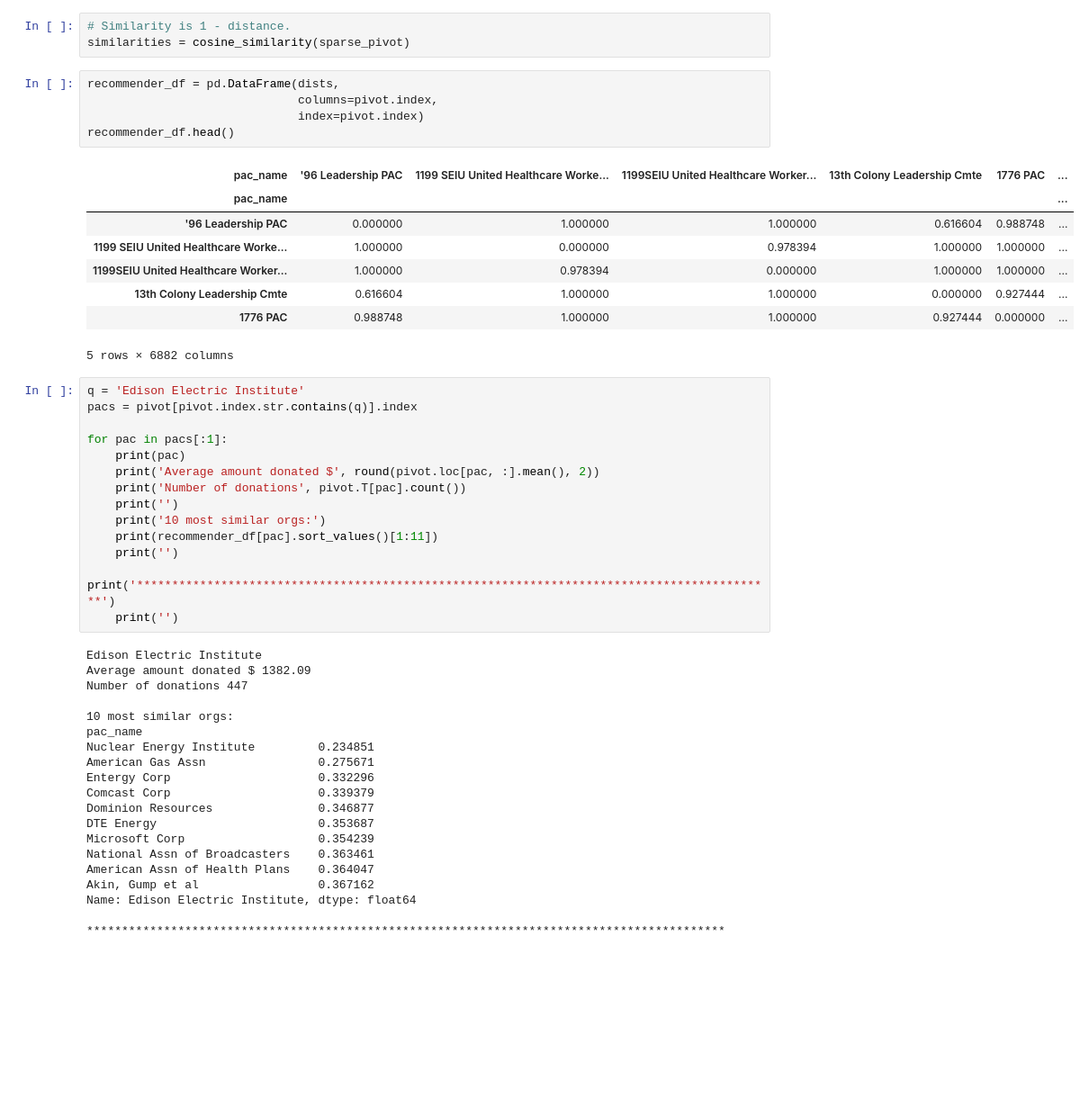
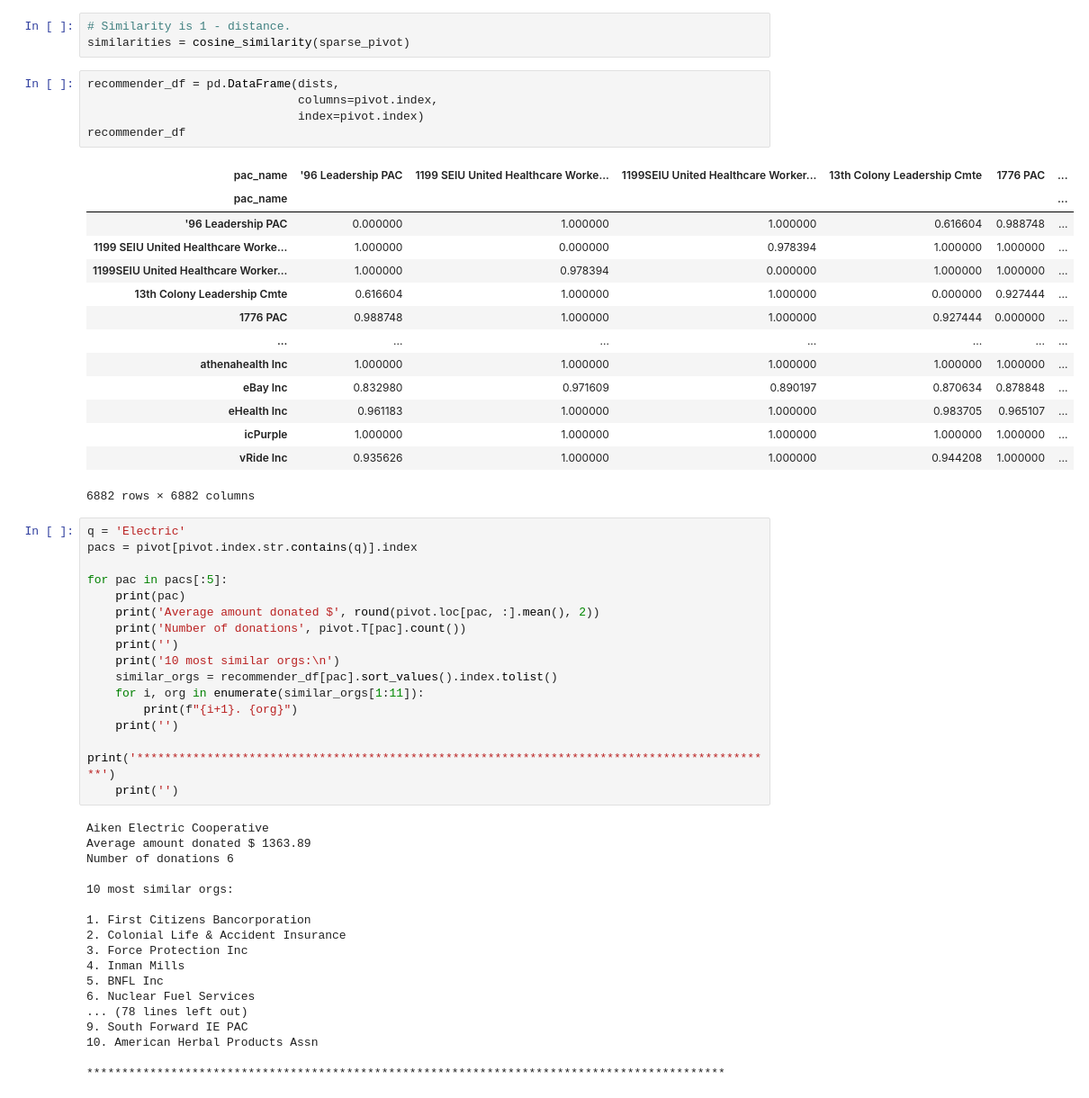
Before and after one commit to APascale2021/dsir_capstone, a Jupyter notebook: notebooks/02_PAC_Recommender.ipynb, the cells around one changed output. Shown at 90% size. Cells and saved outputs as stored; diff of their text form; blank space fills up the shorter version.

```diff
--- a/notebooks/02_PAC_Recommender.ipynb
+++ b/notebooks/02_PAC_Recommender.ipynb
@@ -272,48 +278,54 @@ similarities = cosine_similarity(sparse_pivot)
 # %%
 recommender_df = pd.DataFrame(dists,
                               columns=pivot.index,
                               index=pivot.index)
-recommender_df.head()
+recommender_df
 # %% [output]
 | pac_name | '96 Leadership PAC | 1199 SEIU United Healthcare Worke... | 1199SEIU United Healthcare Worker... | 13th Colony Leadership Cmte | 1776 PAC | ... |
 | pac_name |  |  |  |  |  | ... |
 | '96 Leadership PAC | 0.000000 | 1.000000 | 1.000000 | 0.616604 | 0.988748 | ... |
 | 1199 SEIU United Healthcare Worke... | 1.000000 | 0.000000 | 0.978394 | 1.000000 | 1.000000 | ... |
 | 1199SEIU United Healthcare Worker... | 1.000000 | 0.978394 | 0.000000 | 1.000000 | 1.000000 | ... |
 | 13th Colony Leadership Cmte | 0.616604 | 1.000000 | 1.000000 | 0.000000 | 0.927444 | ... |
 | 1776 PAC | 0.988748 | 1.000000 | 1.000000 | 0.927444 | 0.000000 | ... |
+| ... | ... | ... | ... | ... | ... | ... |
+| athenahealth Inc | 1.000000 | 1.000000 | 1.000000 | 1.000000 | 1.000000 | ... |
+| eBay Inc | 0.832980 | 0.971609 | 0.890197 | 0.870634 | 0.878848 | ... |
+| eHealth Inc | 0.961183 | 1.000000 | 1.000000 | 0.983705 | 0.965107 | ... |
+| icPurple | 1.000000 | 1.000000 | 1.000000 | 1.000000 | 1.000000 | ... |
+| vRide Inc | 0.935626 | 1.000000 | 1.000000 | 0.944208 | 1.000000 | ... |
-5 rows × 6882 columns
+6882 rows × 6882 columns
 # %%
-q = 'Edison Electric Institute'
+q = 'Electric'
 pacs = pivot[pivot.index.str.contains(q)].index
 
-for pac in pacs[:1]:
+for pac in pacs[:5]:
     print(pac)
     print('Average amount donated $', round(pivot.loc[pac, :].mean(), 2))
     print('Number of donations', pivot.T[pac].count())
     print('')
-    print('10 most similar orgs:')
-    print(recommender_df[pac].sort_values()[1:11])
+    print('10 most similar orgs:\n')
+    similar_orgs = recommender_df[pac].sort_values().index.tolist()
+    for i, org in enumerate(similar_orgs[1:11]):
+        print(f"{i+1}. {org}")
     print('')
     print('*******************************************************************************************')
     print('')
 # %% [output]
-Edison Electric Institute
-Average amount donated $ 1382.09
-Number of donations 447
+Aiken Electric Cooperative
+Average amount donated $ 1363.89
+Number of donations 6
 
 10 most similar orgs:
-pac_name
-Nuclear Energy Institute         0.234851
-American Gas Assn                0.275671
-Entergy Corp                     0.332296
-Comcast Corp                     0.339379
-Dominion Resources               0.346877
-DTE Energy                       0.353687
-Microsoft Corp                   0.354239
-National Assn of Broadcasters    0.363461
-American Assn of Health Plans    0.364047
-Akin, Gump et al                 0.367162
-Name: Edison Electric Institute, dtype: float64
+
+1. First Citizens Bancorporation
+2. Colonial Life & Accident Insurance
+3. Force Protection Inc
+4. Inman Mills
+5. BNFL Inc
+6. Nuclear Fuel Services
+... (78 lines left out)
+9. South Forward IE PAC
+10. American Herbal Products Assn
 
 *******************************************************************************************
```
Also changed, not shown: parts of 1 cell of this notebook, 1 other file.
